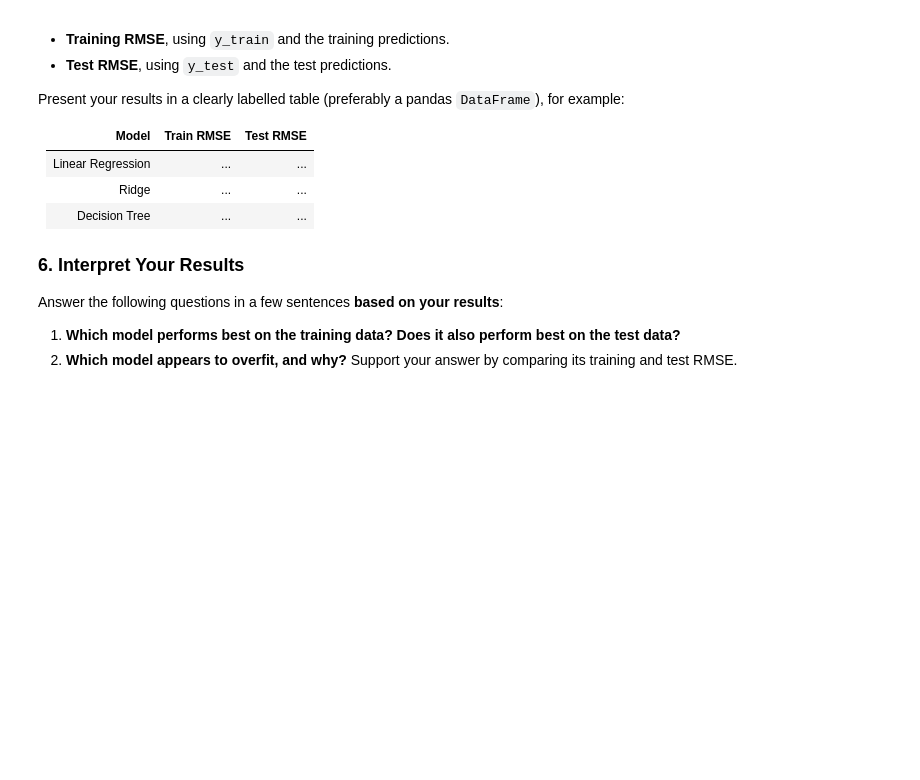
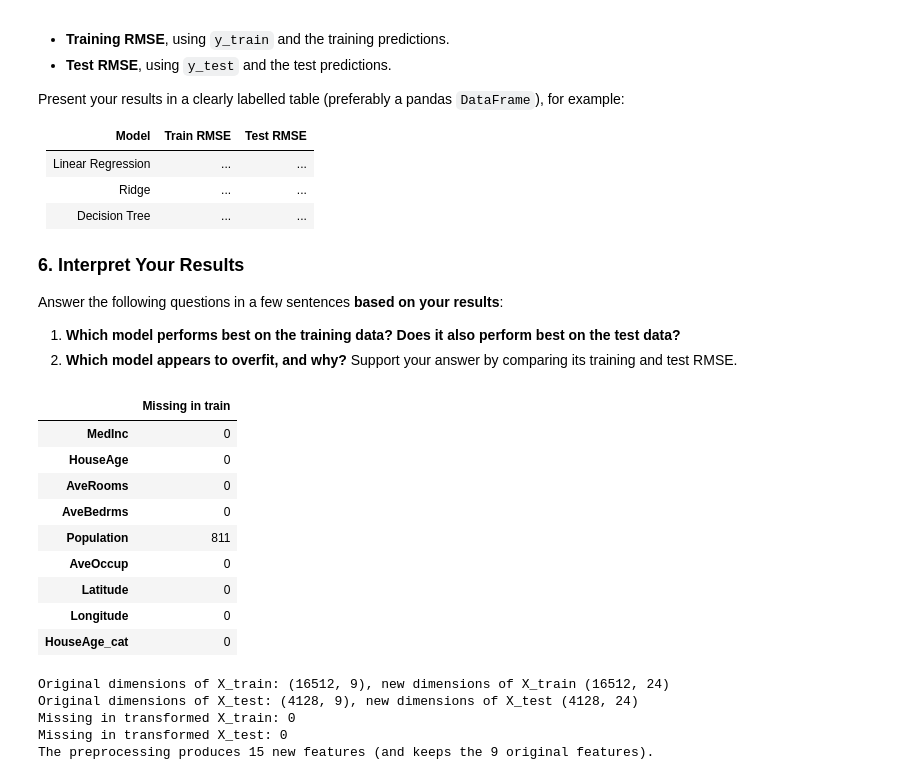
Before and after one commit to matejprazan/python-for-data-science, a Jupyter notebook: assignment5.ipynb, the cells around one changed output. Cells and saved outputs as stored; diff of their text form; code cells hidden in the pictures; blank space fills up the shorter version.

```diff
--- a/assignment5.ipynb
+++ b/assignment5.ipynb
@@ -605,3 +605,30 @@ Answer the following questions in a few sentences **based on your results**:
 
 1. **Which model performs best on the training data? Does it also perform best on the test data?**
 2. **Which model appears to overfit, and why?** Support your answer by comparing its training and test RMSE.
+# %%
+# 1. Prepare the Data
+# we already have the data X and y, with new categorical feature HouseAge_cat (and added NAs)
+
+from sklearn.model_selection import train_test_split
+
+X_train, X_test, y_train, y_test = train_test_split(
+    X,
+    y,
+    test_size=0.20,
+    random_state=67,
+    shuffle=True,
+)
+
+nas_df = X_train.isna().sum().to_frame(name="Missing in train")
+display(nas_df)
+# %% [output]
+|  | Missing in train |
+| MedInc | 0 |
+| HouseAge | 0 |
+| AveRooms | 0 |
+| AveBedrms | 0 |
+| Population | 811 |
+| AveOccup | 0 |
+| Latitude | 0 |
+| Longitude | 0 |
+| HouseAge_cat | 0 |
@@ -607,0 +667,19 @@ Answer the following questions in a few sentences **based on your results**:
+# %%
+# 3. Inspect the Transformed Data
+
+X_train_processed = preprocessor.fit_transform(X_train)
+X_test_processed = preprocessor.transform(X_test)
+
+print(f"Original dimensions of X_train: {X_train.shape}, new dimensions of X_train {X_train_processed.shape}")
+print(f"Original dimensions of X_test: {X_test.shape}, new dimensions of X_test {X_test_processed.shape}")
+
+print("Missing in transformed X_train:", np.isnan(X_train_processed).sum())
+print("Missing in transformed X_test:", np.isnan(X_test_processed).sum())
+
+print(f"The preprocessing produces {X_train_processed.shape[1] - X_train.shape[1]} new features (and keeps the {X_train.shape[1]} original features).")
+# %% [output]
+Original dimensions of X_train: (16512, 9), new dimensions of X_train (16512, 24)
+Original dimensions of X_test: (4128, 9), new dimensions of X_test (4128, 24)
+Missing in transformed X_train: 0
+Missing in transformed X_test: 0
+The preprocessing produces 15 new features (and keeps the 9 original features).
```
Also changed, not shown: parts of 7 cells of this notebook.
